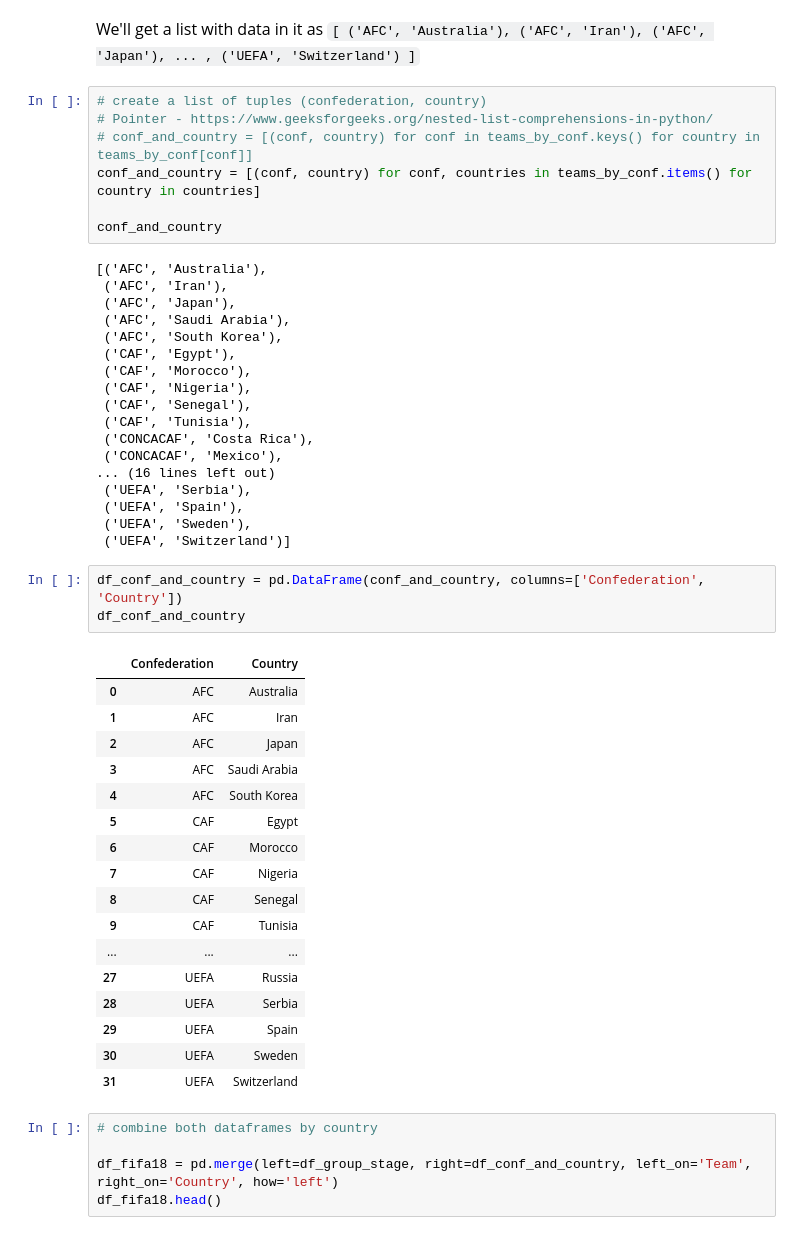
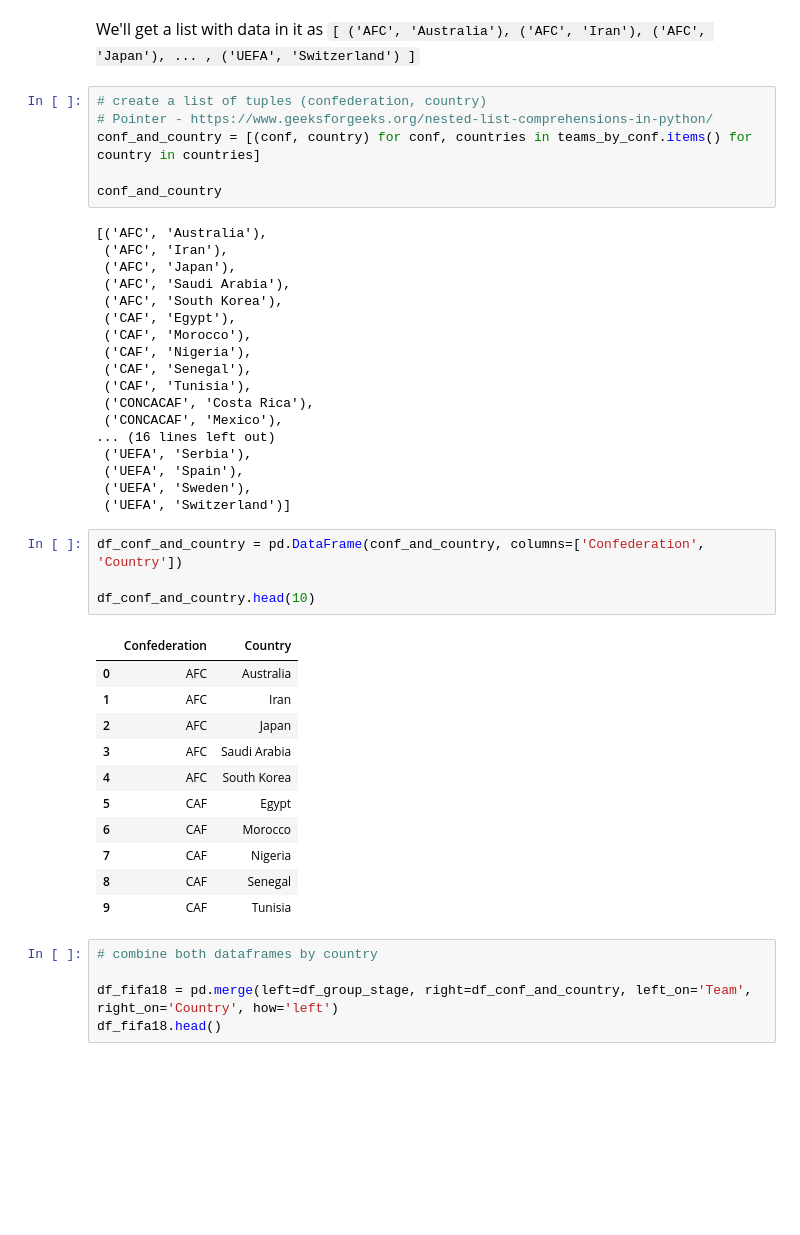
Before and after one commit to DSIG-NITC/Sesssion-1-Intro-to-data-science, a Jupyter notebook: Assignment1- 2.Data Analysis.ipynb, the cells around one changed output. Saved outputs shown, nothing was run; the diff lists cells and outputs as text; blank space fills up the shorter version.

```diff
--- a/Assignment1- 2.Data Analysis.ipynb
+++ b/Assignment1- 2.Data Analysis.ipynb
@@ -71,7 +71,6 @@ We'll get a list with data in it as <code>[ ('AFC', 'Australia'), ('AFC', 'Iran'
 # %%
 # create a list of tuples (confederation, country)
 # Pointer - https://www.geeksforgeeks.org/nested-list-comprehensions-in-python/
-# conf_and_country = [(conf, country) for conf in teams_by_conf.keys() for country in teams_by_conf[conf]]
 conf_and_country = [(conf, country) for conf, countries in teams_by_conf.items() for country in countries]
 
 conf_and_country
@@ -95,25 +94,20 @@ conf_and_country
  ('UEFA', 'Switzerland')]
 # %%
 df_conf_and_country = pd.DataFrame(conf_and_country, columns=['Confederation', 'Country'])
-df_conf_and_country
+
+df_conf_and_country.head(10)
 # %% [output]
 |  | Confederation | Country |
 | 0 | AFC | Australia |
 | 1 | AFC | Iran |
 | 2 | AFC | Japan |
 | 3 | AFC | Saudi Arabia |
 | 4 | AFC | South Korea |
 | 5 | CAF | Egypt |
 | 6 | CAF | Morocco |
 | 7 | CAF | Nigeria |
 | 8 | CAF | Senegal |
 | 9 | CAF | Tunisia |
-| ... | ... | ... |
-| 27 | UEFA | Russia |
-| 28 | UEFA | Serbia |
-| 29 | UEFA | Spain |
-| 30 | UEFA | Sweden |
-| 31 | UEFA | Switzerland |
 # %%
 # combine both dataframes by country
 
```
